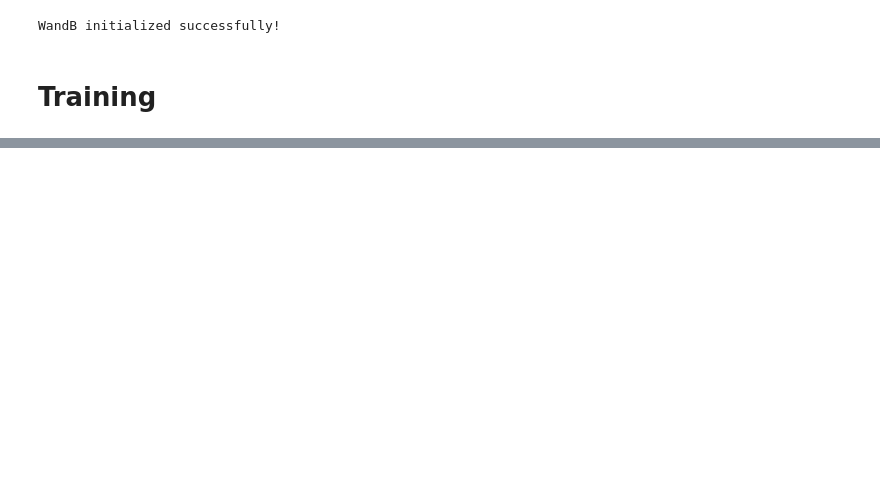
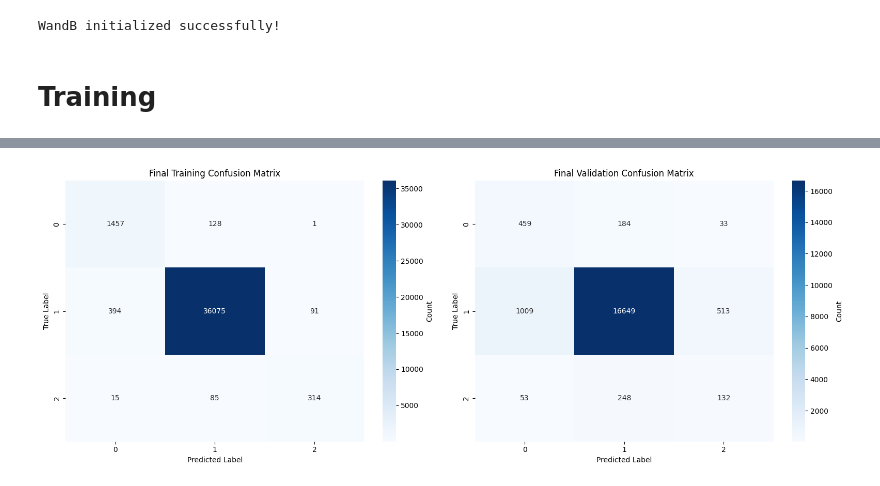
Before and after one commit to xXTime-OnXx/aicomp-flextrack, a Jupyter notebook: notebooks/rnn_classification.ipynb, the cells around one changed output, grey strips where cells are left out. Cells and saved outputs as stored; diff of their text form; code cells hidden in the pictures; blank space fills up the shorter version.

```diff
--- a/notebooks/rnn_classification.ipynb
+++ b/notebooks/rnn_classification.ipynb
@@ -632,0 +646,75 @@ plt.grid(True)
+# %%
+# Generate final confusion matrices
+model.eval()
+final_train_preds = []
+final_train_targets = []
+final_val_preds = []
+final_val_targets = []
+
+with torch.no_grad():
+    # Get final training predictions
+    for batch_X, batch_y in train_loader:
+        batch_X = batch_X.to(device)
+        outputs = model(batch_X)
+        preds = torch.argmax(outputs, dim=1)
+        final_train_preds.extend(preds.cpu().numpy())
+        final_train_targets.extend(batch_y.cpu().numpy())
+
+    # Get final validation predictions
+    for batch_X, batch_y in val_loader:
+        batch_X = batch_X.to(device)
+        outputs = model(batch_X)
+        preds = torch.argmax(outputs, dim=1)
+        final_val_preds.extend(preds.cpu().numpy())
+        final_val_targets.extend(batch_y.cpu().numpy())
+
+# Convert to numpy arrays
+final_train_preds = np.array(final_train_preds)
+final_train_targets = np.array(final_train_targets).ravel()
+final_val_preds = np.array(final_val_preds)
+final_val_targets = np.array(final_val_targets).ravel()
+
+# Plot final confusion matrices side by side
+fig, axes = plt.subplots(1, 2, figsize=(16, 6))
+
+# Training confusion matrix
+cm_train = confusion_matrix(final_train_targets, final_train_preds, labels=[0, 1, 2])
+sns.heatmap(cm_train, annot=True, fmt='d', cmap='Blues',
+            xticklabels=[0, 1, 2], yticklabels=[0, 1, 2],
+            ax=axes[0], cbar_kws={'label': 'Count'})
+axes[0].set_xlabel('Predicted Label')
+axes[0].set_ylabel('True Label')
+axes[0].set_title('Final Training Confusion Matrix')
+
+# Validation confusion matrix
+cm_val = confusion_matrix(final_val_targets, final_val_preds, labels=[0, 1, 2])
+sns.heatmap(cm_val, annot=True, fmt='d', cmap='Blues',
+            xticklabels=[0, 1, 2], yticklabels=[0, 1, 2],
+            ax=axes[1], cbar_kws={'label': 'Count'})
+axes[1].set_xlabel('Predicted Label')
+axes[1].set_ylabel('True Label')
+axes[1].set_title('Final Validation Confusion Matrix')
+
+plt.tight_layout()
+plt.show()
+
+# Print classification reports
+print("\n" + "="*50)
+print("FINAL TRAINING METRICS")
+print("="*50)
+print(f"F1 Score: {f1_score(final_train_targets, final_train_preds, average='weighted'):.4f}")
+print(f"GMean Score: {geometric_mean_score(final_train_targets, final_train_preds, average='weighted'):.4f}")
+print("\nPer-class F1 Scores:")
+for i, score in enumerate(f1_score(final_train_targets, final_train_preds, average=None)):
+    print(f"  Class {i}: {score:.4f}")
+
+print("\n" + "="*50)
+print("FINAL VALIDATION METRICS")
+print("="*50)
+print(f"F1 Score: {f1_score(final_val_targets, final_val_preds, average='weighted'):.4f}")
+print(f"GMean Score: {geometric_mean_score(final_val_targets, final_val_preds, average='weighted'):.4f}")
+print("\nPer-class F1 Scores:")
+for i, score in enumerate(f1_score(final_val_targets, final_val_preds, average=None)):
+    print(f"  Class {i}: {score:.4f}")
+# %% [output]
+[figure, added]
```
Also changed, not shown: parts of 7 cells of this notebook, 3 other files.
